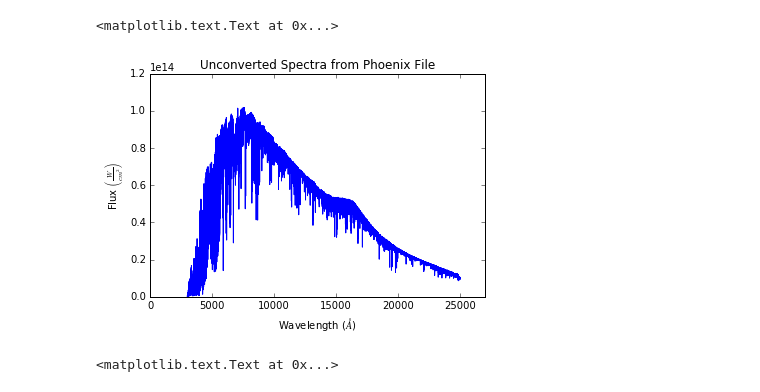
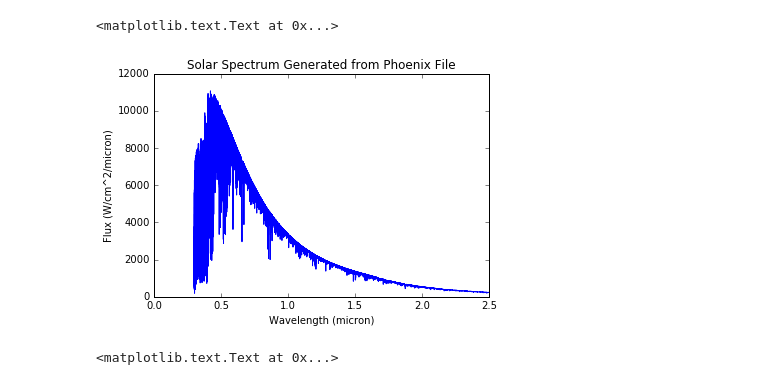
Before and after one commit to jradavenport/spot-colors, a Jupyter notebook: StarSpotMagModel.ipynb, the cells around one changed output. Drawn from its saved outputs; the diff is of its cells as text; code cells hidden in the pictures.

```diff
--- a/StarSpotMagModel.ipynb
+++ b/StarSpotMagModel.ipynb
@@ -15,19 +15,18 @@ getMag = getMag.getMag
 import getMag_hires
 getMag_hires = getMag_hires.getMag_hires
 # %%
-PhTemp = '4000'
-SpTemp = '2300'
+PhTemp = '5800'
+SpTemp = '5800'
 FillFactor = .2
 wavelength,flux_Phoenix,PhTemp,SpTemp,FillFactor = makmod(PhTemp,SpTemp,FillFactor) #Creates spectrum for desired temps and fill-factor
 
 plt.plot(wavelength,flux_Phoenix)
-plt.xlim(0,27000)
-plt.title('Unconverted Spectra from Phoenix File')
-plt.xlabel('Wavelength ($\AA$)')
-plt.ylabel(r'Flux $\left(\frac{W}{cm^2}\right)$')
+plt.title('Solar Spectrum Generated from Phoenix File')
+plt.xlabel('Wavelength (micron)')
+plt.ylabel(r'Flux (W/cm^2/micron)')
 # %% [output]
 <matplotlib.text.Text at 0x...>
-[figure, old version]
+[figure, new version]
 # %%
 #Creating a method of finding stellar radius based on the input temperature from the Dotter Data. Note stellar age = log(8.1)
 #Problem may occur however when reordering the data into ascending temperatures/radii. Data needs to be ascending for np.interp,
```
Also changed, not shown: parts of 3 cells of this notebook.
